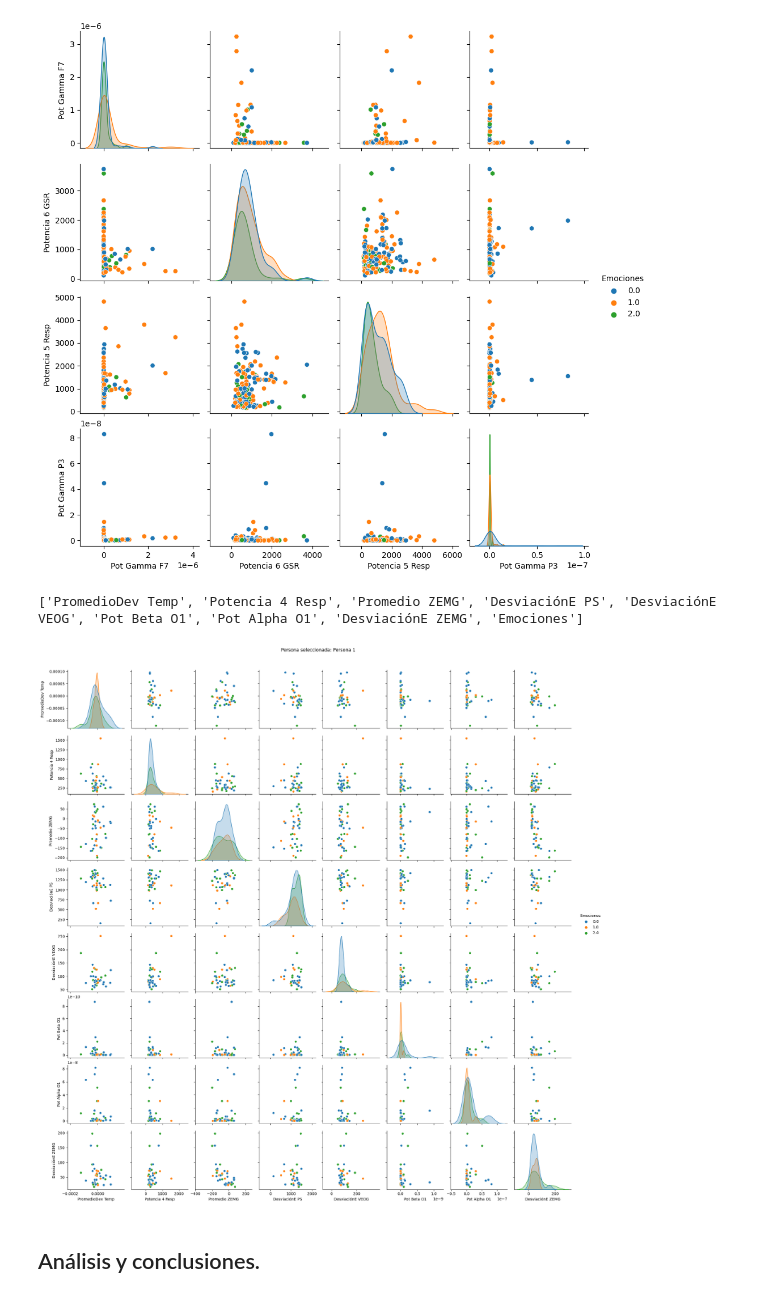
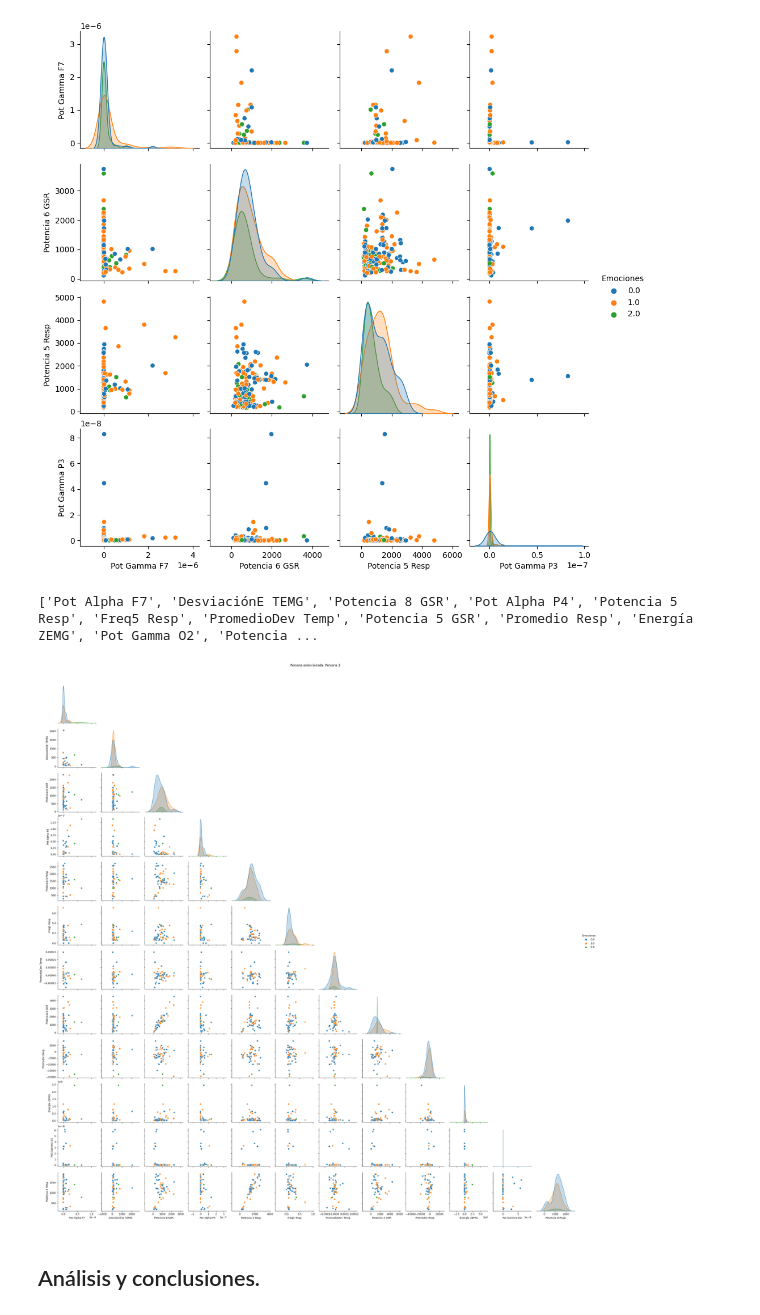
Before and after one commit to Juandiego88/MiniproyectoSenales3, a Jupyter notebook: Miniproyecto1.ipynb, the cells around one changed output. Cells and saved outputs as stored; diff of their text form; code cells hidden in the pictures.

```diff
--- a/Miniproyecto1.ipynb
+++ b/Miniproyecto1.ipynb
@@ -453,7 +454,7 @@ def caracteristicas_T(T_signal, fs=128):
     yf1 = np.fft.fft(filtered1)
     N1 = len(filtered1)
     xf = np.fft.fftfreq(N1, T)[0:N1//2]
-    yf_abs1 = 2.0/N1 * np.abs(yf[0:N1//2])
+    yf_abs1 = 2.0/N1 * np.abs(yf1[0:N1//2])
     band_power1 = np.sum(np.abs(yf_abs1) ** 2)/len(T_signal)/fs
 
     TrescosasT = np.array([AverageSkinT, promedioDerivada, band_power, band_power1])
@@ -547,3 +483,24 @@ def caracteristicas_EEG(EEG_signal, fs=128):
+# %%
+
+
+def caracteristicas_EEG(EEG_signal, fs=128):
+
+    # Alpha (8 - 12Hz)
+    sos = signal.butter(4, [8, 12], 'band', fs=fs, output='sos')
+    filtered_A = signal.sosfilt(sos, EEG_signal)
+    power_A = np.mean(np.abs(np.fft.fft(filtered_A)) ** 2)
+
+    # Beta (12 - 30Hz)
+    sos = signal.butter(4, [12, 30], 'band', fs=fs, output='sos')
+    filtered_B = signal.sosfilt(sos, EEG_signal)
+    power_B = np.mean(np.abs(np.fft.fft(filtered_B)) ** 2)
+
+    # Gamma (30 - 100Hz)
+    sos = signal.butter(4, [30, 100], 'band', fs=fs, output='sos')
+    filtered_G = signal.sosfilt(sos, EEG_signal)
+    power_G = np.mean(np.abs(np.fft.fft(filtered_G)) ** 2)
+
+    return np.array([power_A, power_B, power_G])
 # %% [markdown]
 # 5. Agrupación de Características
 # %%
@@ -732,31 +689,31 @@ sns.pairplot(Datos2, hue='Emociones')
 [figure]
 # %%
 import random
-nombres_aleatorios = random.sample(nombres, 8) # Se puede aumentar el número de características, pero con más de 8 se notó que se demora mucho en correr
+nombres_aleatorios = random.sample(nombres, 12) # Se puede aumentar el número de características, pero con más de 8 se notó que se demora mucho en correr, pero al graficar solo la diagonal inferior se mejora el tiempo
 nombres_aleatorios.append('Emociones')
 print(nombres_aleatorios)
 numero_aleatorio = random.randint(1, 4)
 persona_seleccionada = f"Persona {numero_aleatorio}"
 # Determinar el rango de filas según el número aleatorio
 if numero_aleatorio == 1:
     inicio, fin = 0, 39
 elif numero_aleatorio == 2:
     inicio, fin = 40, 79
 elif numero_aleatorio == 3:
     inicio, fin = 70, 119
 elif numero_aleatorio == 4:
     inicio, fin = 120, 159
 
 datos3 = datos_finales.loc[inicio:fin,nombres_aleatorios]
-pairplot = sns.pairplot(datos3, hue='Emociones')
+pairplot = sns.pairplot(datos3, hue='Emociones',corner=True)
 
 # Agregar etiqueta con el número de persona seleccionada
 plt.text(0.5, 1.02, f"Persona seleccionada: {persona_seleccionada}", transform=plt.gcf().transFigure, fontsize=12, ha='center')
 
 plt.show()
 # %% [output]
-['PromedioDev Temp', 'Potencia 4 Resp', 'Promedio ZEMG', 'DesviaciónE PS', 'DesviaciónE VEOG', 'Pot Beta O1', 'Pot Alpha O1', 'DesviaciónE ZEMG', 'Emociones']
+['Pot Alpha F7', 'DesviaciónE TEMG', 'Potencia 8 GSR', 'Pot Alpha P4', 'Potencia 5 Resp', 'Freq5 Resp', 'PromedioDev Temp', 'Potencia 5 GSR', 'Promedio Resp', 'Energía ZEMG', 'Pot Gamma O2', 'Potencia ...
-[figure, old version]
+[figure, new version]
 # %% [markdown]
 ## Análisis y conclusiones.
 # %% [markdown]
```
Also changed, not shown: parts of 2 cells of this notebook.
